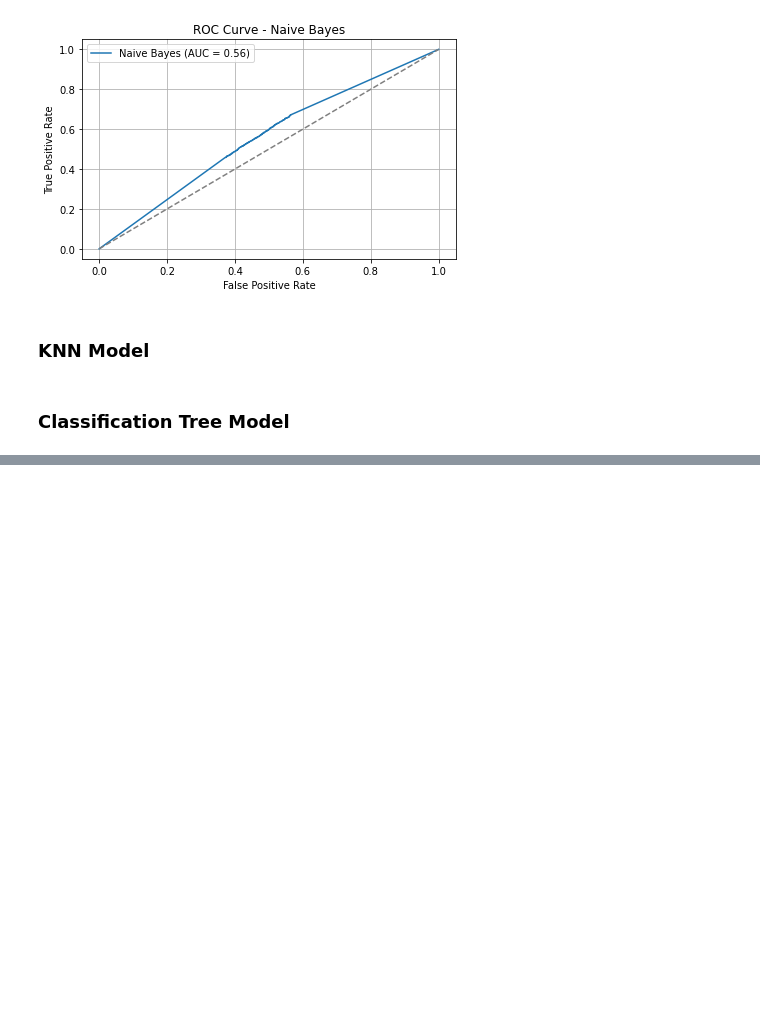
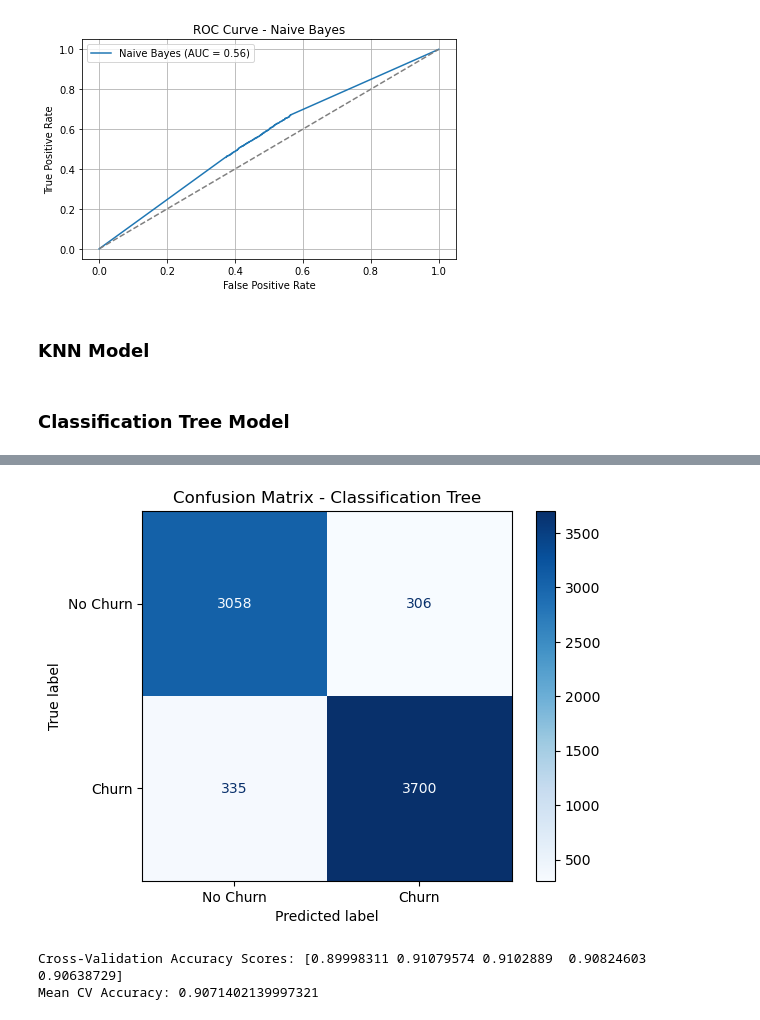
Before and after one commit to noliangeles/Capstone, a Jupyter notebook: Methodologies/methods.ipynb, the cells around one changed output, grey strips where cells are left out. Cells and saved outputs as stored; diff of their text form; code cells hidden in the pictures; blank space fills up the shorter version.

Commit message:
Update: classification tree code and results added to methods.ipynb

```diff
--- a/Methodologies/methods.ipynb
+++ b/Methodologies/methods.ipynb
@@ -320,3 +324,9 @@ tree_pipeline = Pipeline([
+# %%
+# Decision Tree pipeline
+tree_pipeline = Pipeline([
+    ('preprocess', ordinal_preprocessor),
+    ('model', DecisionTreeClassifier(random_state=42))
+    ])
 # %% [markdown]
 ## Methods
 # %% [markdown]
@@ -386,3 +396,9 @@ plt.show()
 ### KNN Model
 # %% [markdown]
 ### Classification Tree Model
+# %%
+# Fit the model
+tree_pipeline.fit(X_train, y_train)
+
+# Predict on the test set
+y_pred_tree = tree_pipeline.predict(X_test)
@@ -388,0 +427,21 @@ plt.show()
+# %%
+# Confusion matrix using pipeline
+ConfusionMatrixDisplay.from_estimator(
+    tree_pipeline,
+    X_test,
+    y_test,
+    display_labels=["No Churn", "Churn"],
+    cmap="Blues"
+)
+plt.title("Confusion Matrix - Classification Tree")
+plt.show()
+# %% [output]
+[figure, added]
+# %%
+#cross-validation on training set using full pipeline
+cv_scores = cross_val_score(tree_pipeline, X_train, y_train, cv=5, scoring='accuracy')
+print("Cross-Validation Accuracy Scores:", cv_scores)
+print("Mean CV Accuracy:", cv_scores.mean())
+# %% [output]
+Cross-Validation Accuracy Scores: [0.89998311 0.91079574 0.9102889  0.90824603 0.90638729]
+Mean CV Accuracy: 0.9071402139997321
```
Also changed, not shown: parts of 7 cells of this notebook.
